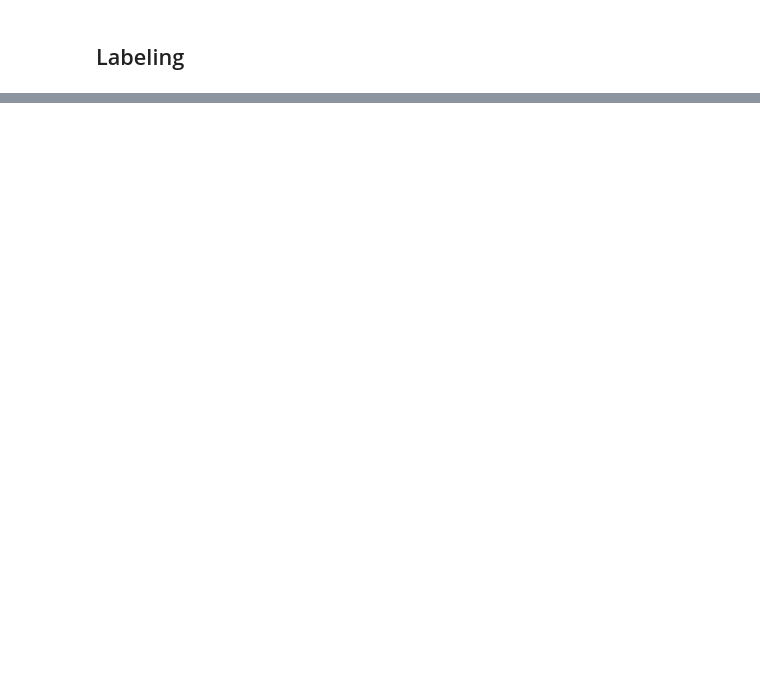
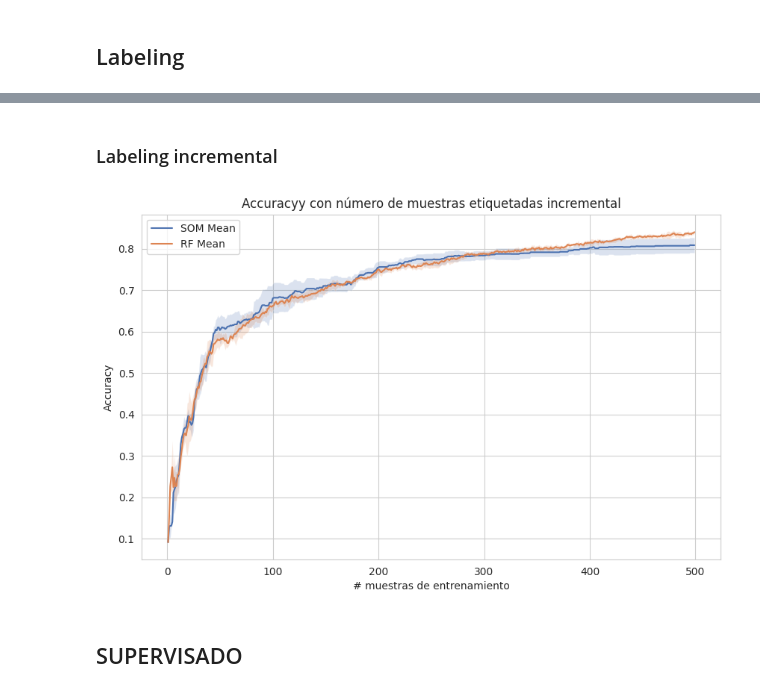
Before and after one commit to JaumeSanCol/TFG, a Jupyter notebook: experimentos/exps_clasifica/G-graficas_class.ipynb, the cells around one changed output, grey strips where cells are left out. Saved outputs shown, nothing was run; the diff lists cells and outputs as text; code cells hidden in the pictures; blank space fills up the shorter version.

```diff
--- a/experimentos/exps_clasifica/G-graficas_class.ipynb
+++ b/experimentos/exps_clasifica/G-graficas_class.ipynb
@@ -60,0 +82,29 @@ plt.show()
+# %% [markdown]
+### Labeling incremental
+# %%
+df_results=pd.read_csv('csv/results_etiquetado_incremental.csv')
+# %%
+sns.set_style('whitegrid')
+sns.set_palette('deep')
+plt.figure(figsize=(10,6))
+plt.plot(df_results['n'], df_results['SOM_mean'], label='SOM Mean')
+plt.fill_between(df_results['n'],
+                    df_results['SOM_mean']-df_results['SOM_std'],
+                    df_results['SOM_mean']+df_results['SOM_std'],
+                    alpha=0.2)
+plt.plot(df_results['n'], df_results['RF_mean'], label='RF Mean')
+plt.fill_between(df_results['n'],
+                    df_results['RF_mean']-df_results['RF_std'],
+                    df_results['RF_mean']+df_results['RF_std'],
+                    alpha=0.2)
+plt.title("Accuracyy con número de muestras etiquetadas incremental")
+plt.xlabel("# muestras de entrenamiento")
+plt.ylabel("Accuracy")
+plt.legend()
+plt.grid(True)
+plt.savefig("imgs/labeling_incremental.png",dpi=300)
+plt.show()
+# %% [output]
+[figure, added]
+# %% [markdown]
+## SUPERVISADO
```
Also changed, not shown: parts of 8 cells of this notebook, 40 other files.
